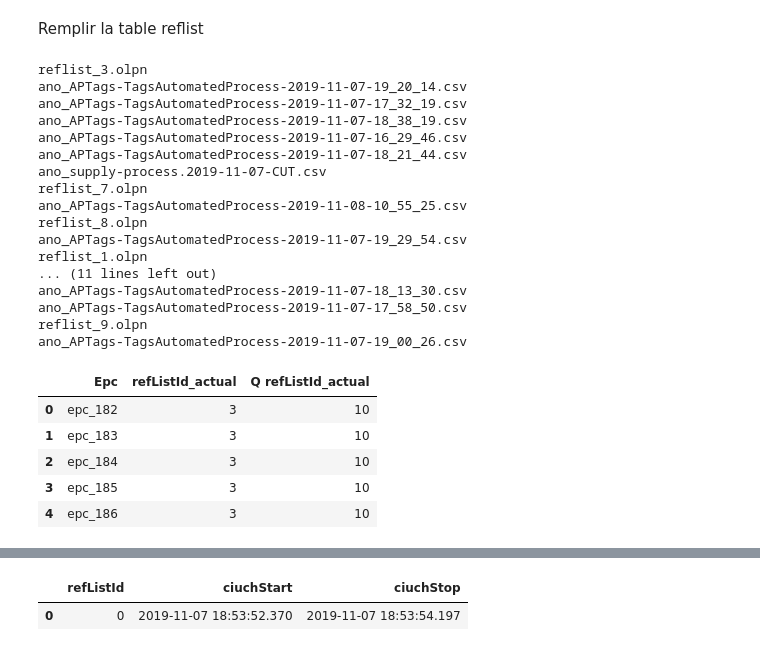
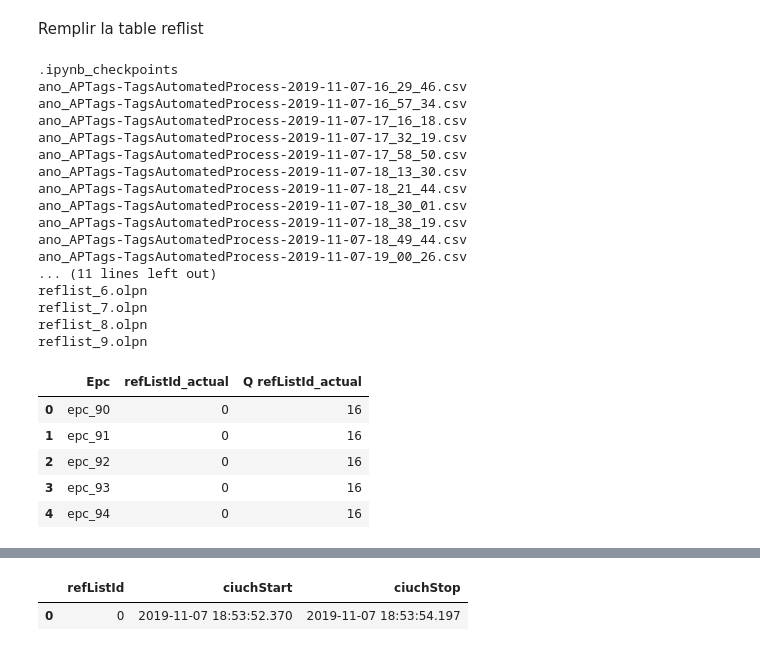
Before and after one commit to oceanelinxi/Projet_RFID, a Jupyter notebook: MLRFID_Projet_S8.ipynb, the cells around one changed output, grey strips where cells are left out. Saved outputs shown, nothing was run; the diff lists cells and outputs as text; code cells hidden in the pictures.

```diff
--- a/MLRFID_Projet_S8.ipynb
+++ b/MLRFID_Projet_S8.ipynb
@@ -11,48 +11,48 @@ ref1 = pd.read_csv('/home/kencapoche/Téléchargements/data_anonymous/reflist_6.
 # %%
 
-pathfile = r'/home/kencapoche/Téléchargements/data_anonymous'
+pathfile = r'data_anonymous/'
 
 # reflist: list of epc in each box
 reflist = pd.DataFrame()
 #
 files=os.listdir(pathfile)
 for file in files:
     print(file)
     if file.startswith('reflist_'):
         temp=pd.read_csv(os.path.join(pathfile,file),sep=',').reset_index(drop=True)[['Epc']]
         temp['refListId']=file.split('.')[0]
         reflist = pd.concat([reflist, temp], axis = 0)
         #reflist=reflist.append(temp)
 reflist=reflist.rename(columns = {'refListId':'refListId_actual'})
 reflist['refListId_actual'] = reflist['refListId_actual'].apply(lambda x:int(x[8:]))
 
 Q_refListId_actual=reflist.groupby('refListId_actual')['Epc'].nunique().rename('Q refListId_actual').reset_index(drop=False)
 reflist=pd.merge(reflist,Q_refListId_actual,on='refListId_actual',how='left')
 reflist.head()
 # %% [output]
-reflist_3.olpn
-ano_APTags-TagsAutomatedProcess-2019-11-07-19_20_14.csv
+.ipynb_checkpoints
+ano_APTags-TagsAutomatedProcess-2019-11-07-16_29_46.csv
+ano_APTags-TagsAutomatedProcess-2019-11-07-16_57_34.csv
+ano_APTags-TagsAutomatedProcess-2019-11-07-17_16_18.csv
 ano_APTags-TagsAutomatedProcess-2019-11-07-17_32_19.csv
+ano_APTags-TagsAutomatedProcess-2019-11-07-17_58_50.csv
+ano_APTags-TagsAutomatedProcess-2019-11-07-18_13_30.csv
+ano_APTags-TagsAutomatedProcess-2019-11-07-18_21_44.csv
+ano_APTags-TagsAutomatedProcess-2019-11-07-18_30_01.csv
 ano_APTags-TagsAutomatedProcess-2019-11-07-18_38_19.csv
-ano_APTags-TagsAutomatedProcess-2019-11-07-16_29_46.csv
-ano_APTags-TagsAutomatedProcess-2019-11-07-18_21_44.csv
-ano_supply-process.2019-11-07-CUT.csv
+ano_APTags-TagsAutomatedProcess-2019-11-07-18_49_44.csv
+ano_APTags-TagsAutomatedProcess-2019-11-07-19_00_26.csv
+... (11 lines left out)
+reflist_6.olpn
 reflist_7.olpn
-ano_APTags-TagsAutomatedProcess-2019-11-08-10_55_25.csv
 reflist_8.olpn
-ano_APTags-TagsAutomatedProcess-2019-11-07-19_29_54.csv
-reflist_1.olpn
-... (11 lines left out)
-ano_APTags-TagsAutomatedProcess-2019-11-07-18_13_30.csv
-ano_APTags-TagsAutomatedProcess-2019-11-07-17_58_50.csv
 reflist_9.olpn
-ano_APTags-TagsAutomatedProcess-2019-11-07-19_00_26.csv
 |  | Epc | refListId_actual | Q refListId_actual |
-| 0 | epc_182 | 3 | 10 |
-| 1 | epc_183 | 3 | 10 |
-| 2 | epc_184 | 3 | 10 |
-| 3 | epc_185 | 3 | 10 |
-| 4 | epc_186 | 3 | 10 |
+| 0 | epc_90 | 0 | 16 |
+| 1 | epc_91 | 0 | 16 |
+| 2 | epc_92 | 0 | 16 |
+| 3 | epc_93 | 0 | 16 |
+| 4 | epc_94 | 0 | 16 |
 # %%
 # pathfile=r'data_anonymous'
 #
```
Also changed, not shown: parts of 21 cells of this notebook.
